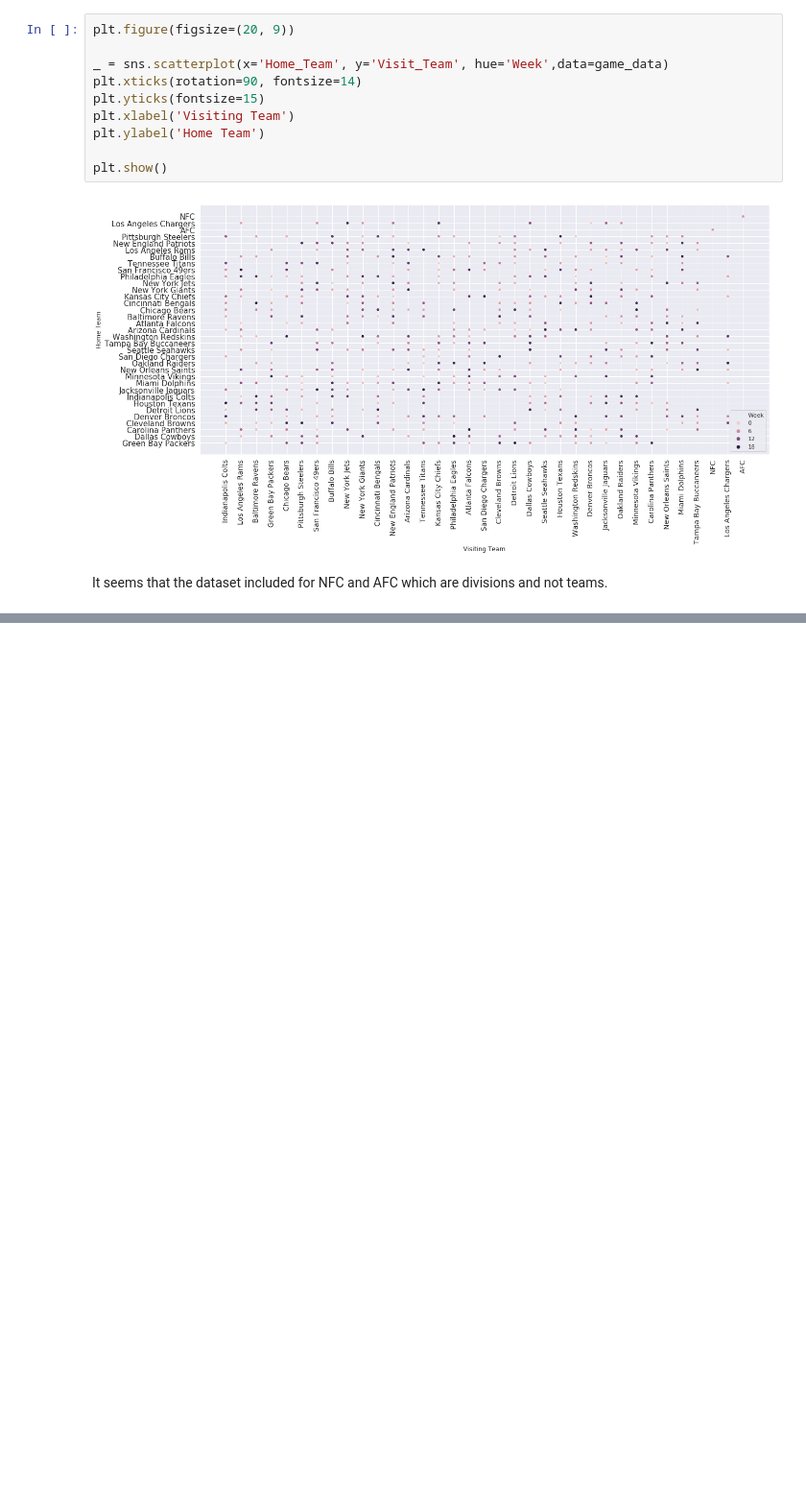
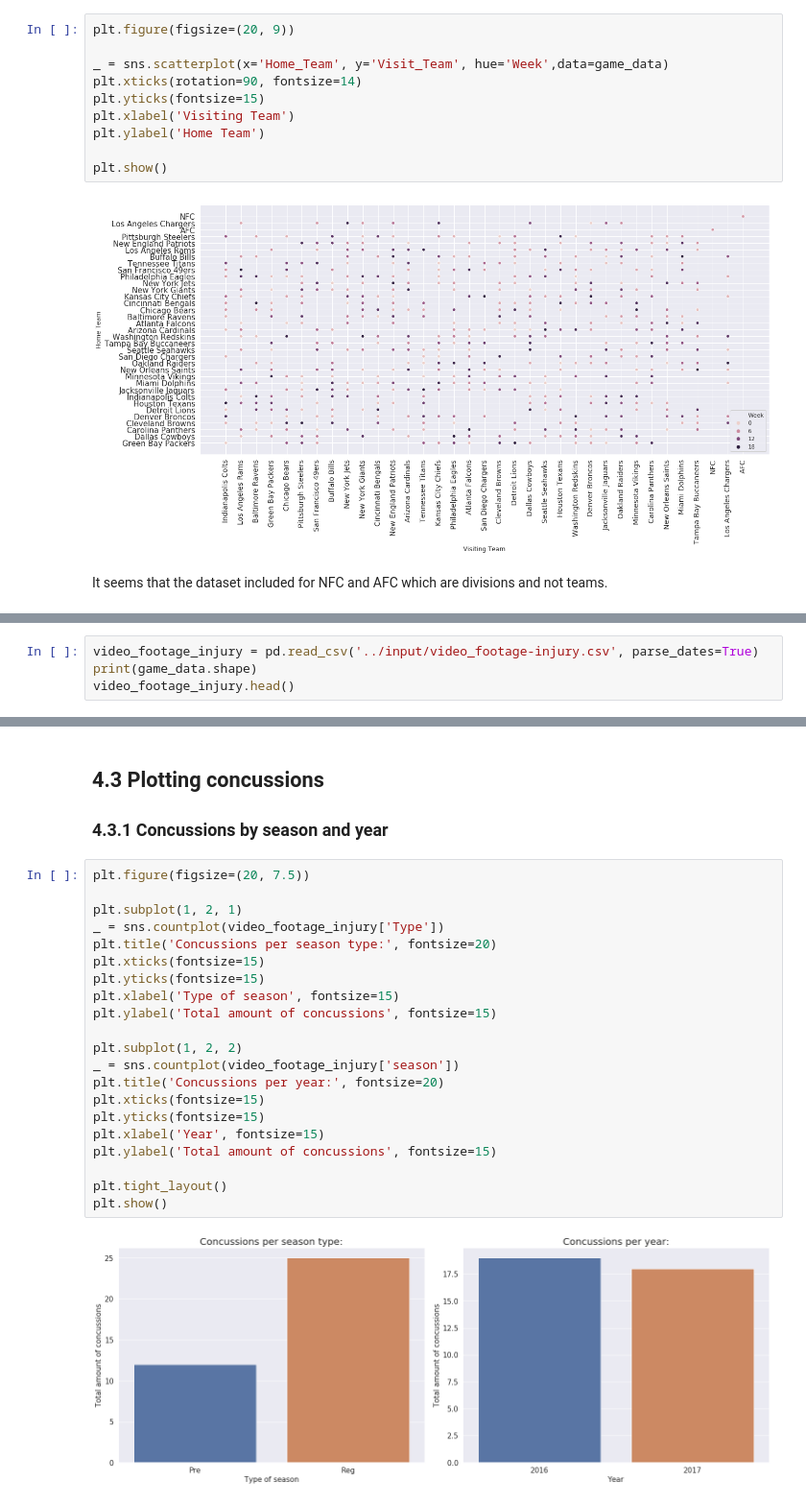
Before and after one commit to CJL89/NFL-Punt-Analysis, a Jupyter notebook: NFL_Punt_Analysis.ipynb, the cells around one changed output, grey strips where cells are left out. Shown at 96% size. Saved outputs shown, nothing was run; the diff lists cells and outputs as text; blank space fills up the shorter version.

Commit message:
Analizing concussions

```diff
--- a/NFL_Punt_Analysis.ipynb
+++ b/NFL_Punt_Analysis.ipynb
@@ -192,0 +213,4 @@ It seems that the dataset included for NFC and AFC which are divisions and not t
+# %%
+video_footage_injury = pd.read_csv('../input/video_footage-injury.csv', parse_dates=True)
+print(game_data.shape)
+video_footage_injury.head()
@@ -192,0 +261,26 @@ It seems that the dataset included for NFC and AFC which are divisions and not t
+# %% [markdown]
+## <a id='video_footage_injury_season'><b>4.3 Plotting concussions</b></a>
+### <a id='video_footage_injury_season'>4.3.1 Concussions by season and year</a>
+# %%
+plt.figure(figsize=(20, 7.5))
+
+plt.subplot(1, 2, 1)
+_ = sns.countplot(video_footage_injury['Type'])
+plt.title('Concussions per season type:', fontsize=20)
+plt.xticks(fontsize=15)
+plt.yticks(fontsize=15)
+plt.xlabel('Type of season', fontsize=15)
+plt.ylabel('Total amount of concussions', fontsize=15)
+
+plt.subplot(1, 2, 2)
+_ = sns.countplot(video_footage_injury['season'])
+plt.title('Concussions per year:', fontsize=20)
+plt.xticks(fontsize=15)
+plt.yticks(fontsize=15)
+plt.xlabel('Year', fontsize=15)
+plt.ylabel('Total amount of concussions', fontsize=15)
+
+plt.tight_layout()
+plt.show()
+# %% [output]
+[figure, added]
```
Also changed, not shown: parts of 23 cells of this notebook.
